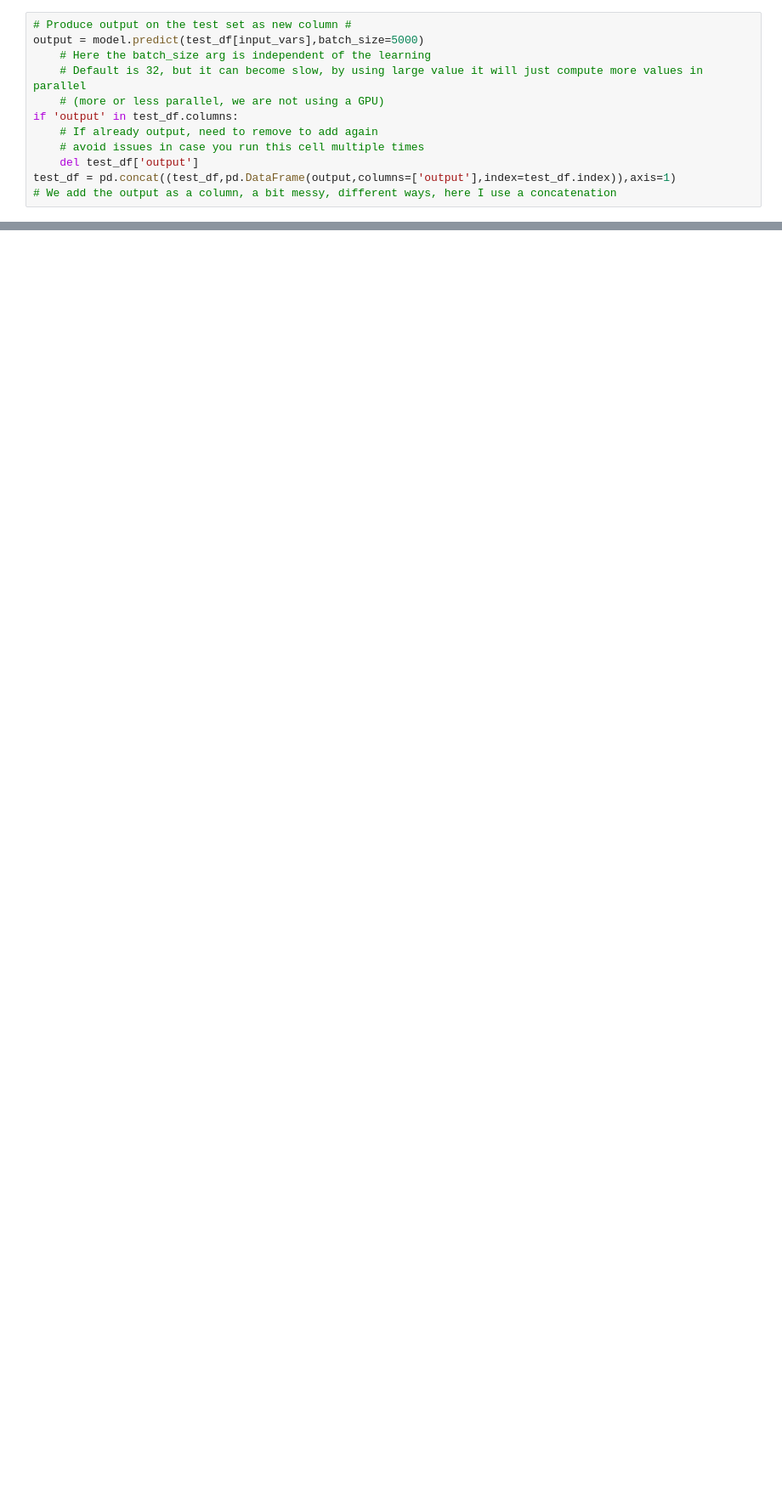
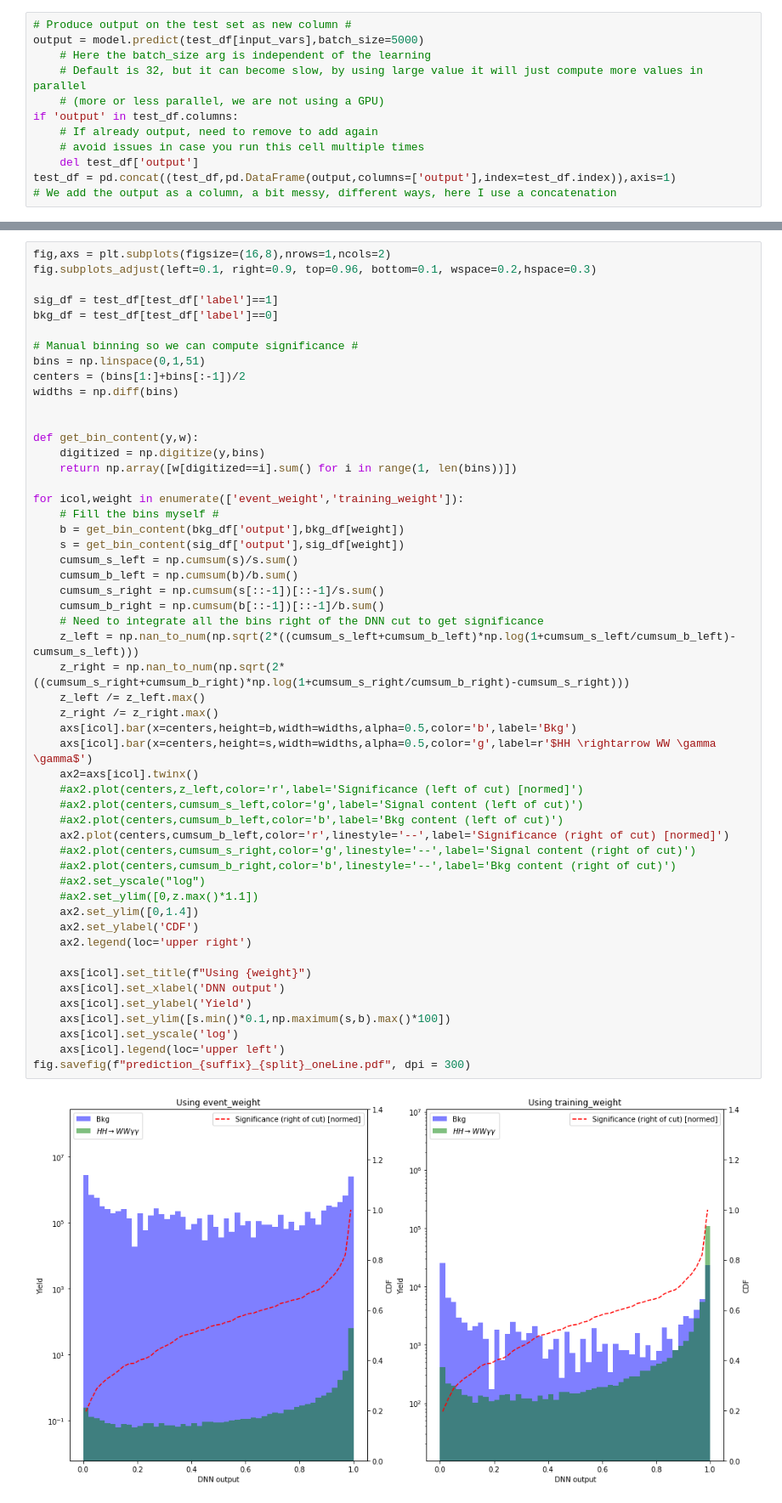
Before and after one commit to suatdonertas/DNN_HHWWGG, a Jupyter notebook: DNN.ipynb, the cells around one changed output, grey strips where cells are left out. Shown at 85% size. Drawn from its saved outputs; the diff is of its cells as text; blank space fills up the shorter version.

```diff
--- a/DNN.ipynb
+++ b/DNN.ipynb
@@ -590,3 +598,57 @@ fig.savefig(f"prediction_{suffix}_{split}.pdf", dpi = 300)
+# %%
+fig,axs = plt.subplots(figsize=(16,8),nrows=1,ncols=2)
+fig.subplots_adjust(left=0.1, right=0.9, top=0.96, bottom=0.1, wspace=0.2,hspace=0.3)
+
+sig_df = test_df[test_df['label']==1]
+bkg_df = test_df[test_df['label']==0]
+
+# Manual binning so we can compute significance #
+bins = np.linspace(0,1,51)
+centers = (bins[1:]+bins[:-1])/2
+widths = np.diff(bins)
+
+
+def get_bin_content(y,w):
+    digitized = np.digitize(y,bins)
+    return np.array([w[digitized==i].sum() for i in range(1, len(bins))])
+
+for icol,weight in enumerate(['event_weight','training_weight']):
+    # Fill the bins myself #
+    b = get_bin_content(bkg_df['output'],bkg_df[weight])
+    s = get_bin_content(sig_df['output'],sig_df[weight])
+    cumsum_s_left = np.cumsum(s)/s.sum()
+    cumsum_b_left = np.cumsum(b)/b.sum()
+    cumsum_s_right = np.cumsum(s[::-1])[::-1]/s.sum()
+    cumsum_b_right = np.cumsum(b[::-1])[::-1]/b.sum()
+    # Need to integrate all the bins right of the DNN cut to get significance
+    z_left = np.nan_to_num(np.sqrt(2*((cumsum_s_left+cumsum_b_left)*np.log(1+cumsum_s_left/cumsum_b_left)-cumsum_s_left)))
+    z_right = np.nan_to_num(np.sqrt(2*((cumsum_s_right+cumsum_b_right)*np.log(1+cumsum_s_right/cumsum_b_right)-cumsum_s_right)))
+    z_left /= z_left.max()
+    z_right /= z_right.max()
+    axs[icol].bar(x=centers,height=b,width=widths,alpha=0.5,color='b',label='Bkg')
+    axs[icol].bar(x=centers,height=s,width=widths,alpha=0.5,color='g',label=r'$HH \rightarrow WW \gamma \gamma$')
+    ax2=axs[icol].twinx()
+    #ax2.plot(centers,z_left,color='r',label='Significance (left of cut) [normed]')
+    #ax2.plot(centers,cumsum_s_left,color='g',label='Signal content (left of cut)')
+    #ax2.plot(centers,cumsum_b_left,color='b',label='Bkg content (left of cut)')
+    ax2.plot(centers,cumsum_b_left,color='r',linestyle='--',label='Significance (right of cut) [normed]')
+    #ax2.plot(centers,cumsum_s_right,color='g',linestyle='--',label='Signal content (right of cut)')
+    #ax2.plot(centers,cumsum_b_right,color='b',linestyle='--',label='Bkg content (right of cut)')
+    #ax2.set_yscale("log")
+    #ax2.set_ylim([0,z.max()*1.1])
+    ax2.set_ylim([0,1.4])
+    ax2.set_ylabel('CDF')
+    ax2.legend(loc='upper right')
+
+    axs[icol].set_title(f"Using {weight}")
+    axs[icol].set_xlabel('DNN output')
+    axs[icol].set_ylabel('Yield')
+    axs[icol].set_ylim([s.min()*0.1,np.maximum(s,b).max()*100])
+    axs[icol].set_yscale('log')
+    axs[icol].legend(loc='upper left')
+fig.savefig(f"prediction_{suffix}_{split}_oneLine.pdf", dpi = 300)
+# %% [output]
+[figure, added]
 # %%
 # evaluate the model
 scores = model.evaluate(test_df[input_vars],
```
Also changed, not shown: parts of 18 cells of this notebook, 2 other files.
